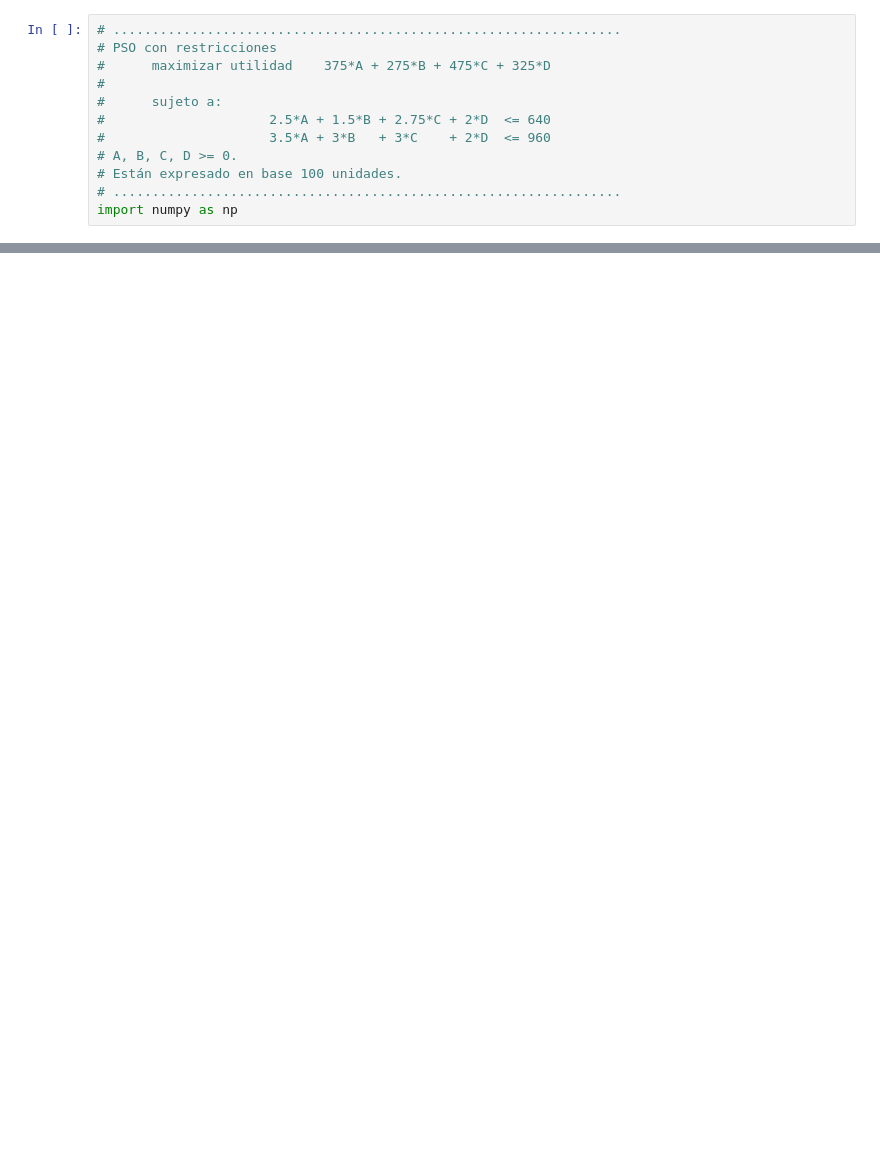
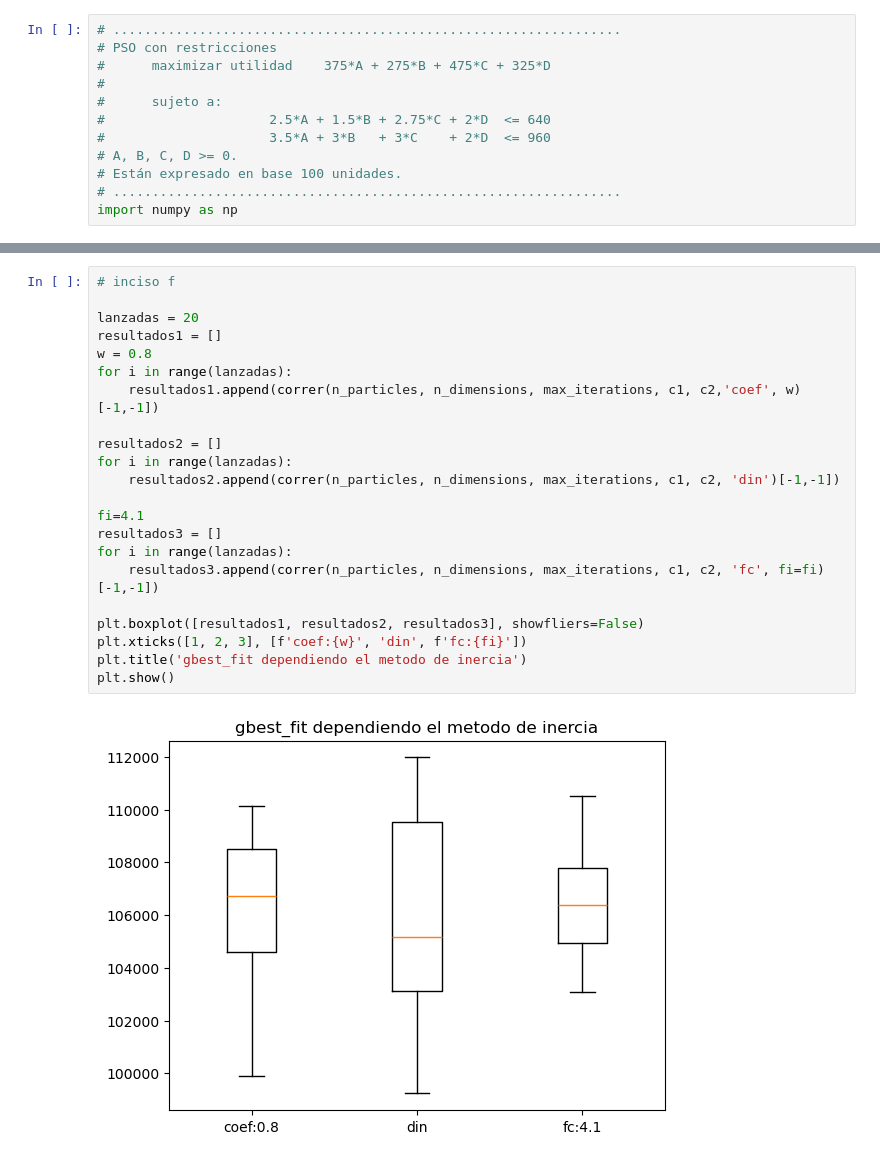
Before and after one commit to juanpsch/AEIV, a Jupyter notebook: TP3/TP3_1.ipynb, the cells around one changed output, grey strips where cells are left out. Saved outputs shown, nothing was run; the diff lists cells and outputs as text; blank space fills up the shorter version.

```diff
--- a/TP3/TP3_1.ipynb
+++ b/TP3/TP3_1.ipynb
@@ -86,0 +145,24 @@ Valor optimo: 35.99597066657522
+# %%
+# inciso f
+
+lanzadas = 20
+resultados1 = []
+w = 0.8
+for i in range(lanzadas):
+    resultados1.append(correr(n_particles, n_dimensions, max_iterations, c1, c2,'coef', w)[-1,-1])
+
+resultados2 = []
+for i in range(lanzadas):
+    resultados2.append(correr(n_particles, n_dimensions, max_iterations, c1, c2, 'din')[-1,-1])
+
+fi=4.1
+resultados3 = []
+for i in range(lanzadas):
+    resultados3.append(correr(n_particles, n_dimensions, max_iterations, c1, c2, 'fc', fi=fi)[-1,-1])
+
+plt.boxplot([resultados1, resultados2, resultados3], showfliers=False)
+plt.xticks([1, 2, 3], [f'coef:{w}', 'din', f'fc:{fi}'])
+plt.title('gbest_fit dependiendo el metodo de inercia')
+plt.show()
+# %% [output]
+[figure, added]
```
Also changed, not shown: parts of 9 cells of this notebook.
